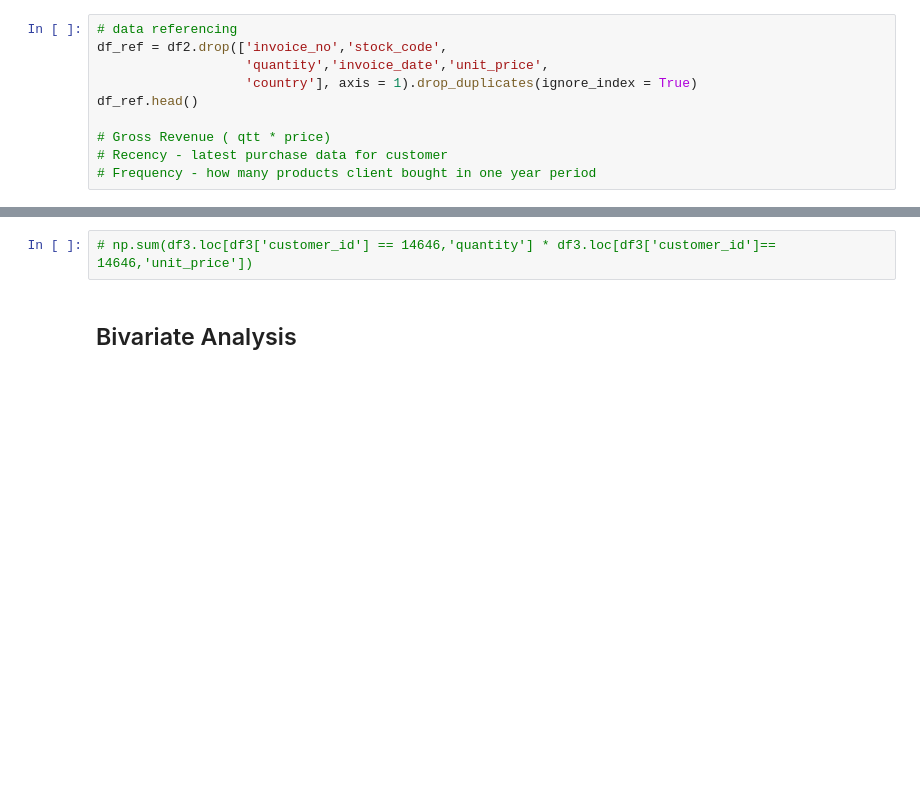
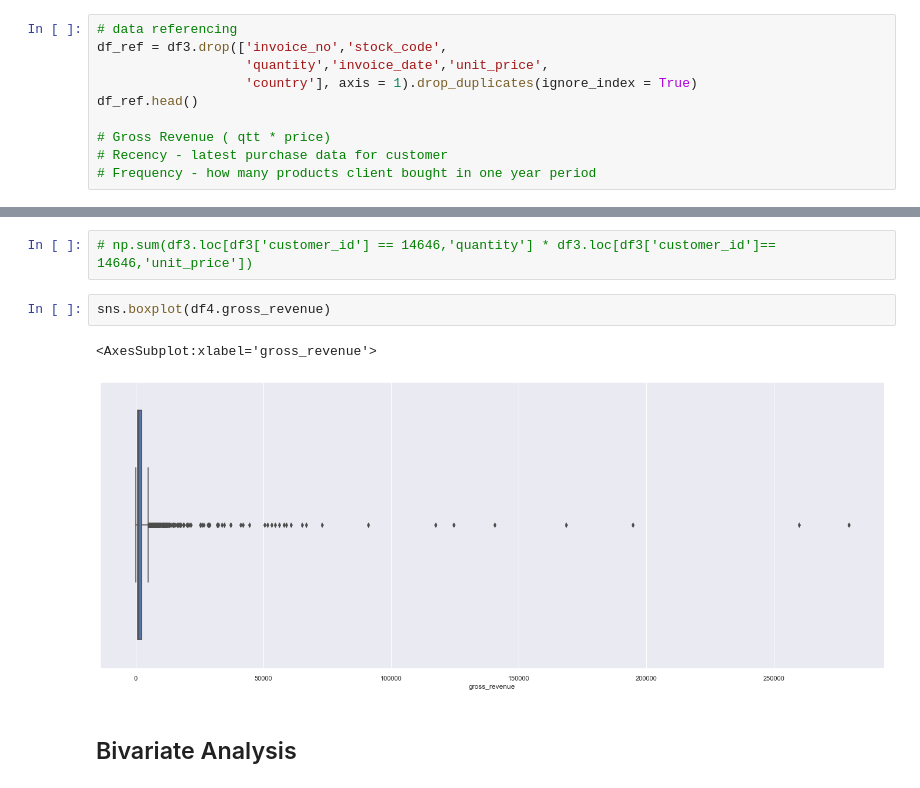
Before and after one commit to fusaa/insider-clients-clustering, a Jupyter notebook: c0.7 - notebook.ipynb, the cells around one changed output, grey strips where cells are left out. Drawn from its saved outputs; the diff is of its cells as text; blank space fills up the shorter version.

```diff
--- a/c0.7 - notebook.ipynb
+++ b/c0.7 - notebook.ipynb
@@ -572,7 +486,7 @@ df3 = df2.copy()
 ## Feature Creation
 # %%
 # data referencing
-df_ref = df2.drop(['invoice_no','stock_code',
+df_ref = df3.drop(['invoice_no','stock_code',
                    'quantity','invoice_date','unit_price',
                    'country'], axis = 1).drop_duplicates(ignore_index = True)
 df_ref.head()
@@ -925,5 +834,10 @@ dtype: int64
 # df3[df3['customer_id'] == 14646].head()
 # %%
 # np.sum(df3.loc[df3['customer_id'] == 14646,'quantity'] * df3.loc[df3['customer_id']== 14646,'unit_price'])
+# %%
+sns.boxplot(df4.gross_revenue)
+# %% [output]
+<AxesSubplot:xlabel='gross_revenue'>
+[figure, added]
 # %% [markdown]
 ## Bivariate Analysis
```
Also changed, not shown: parts of 143 cells of this notebook.
